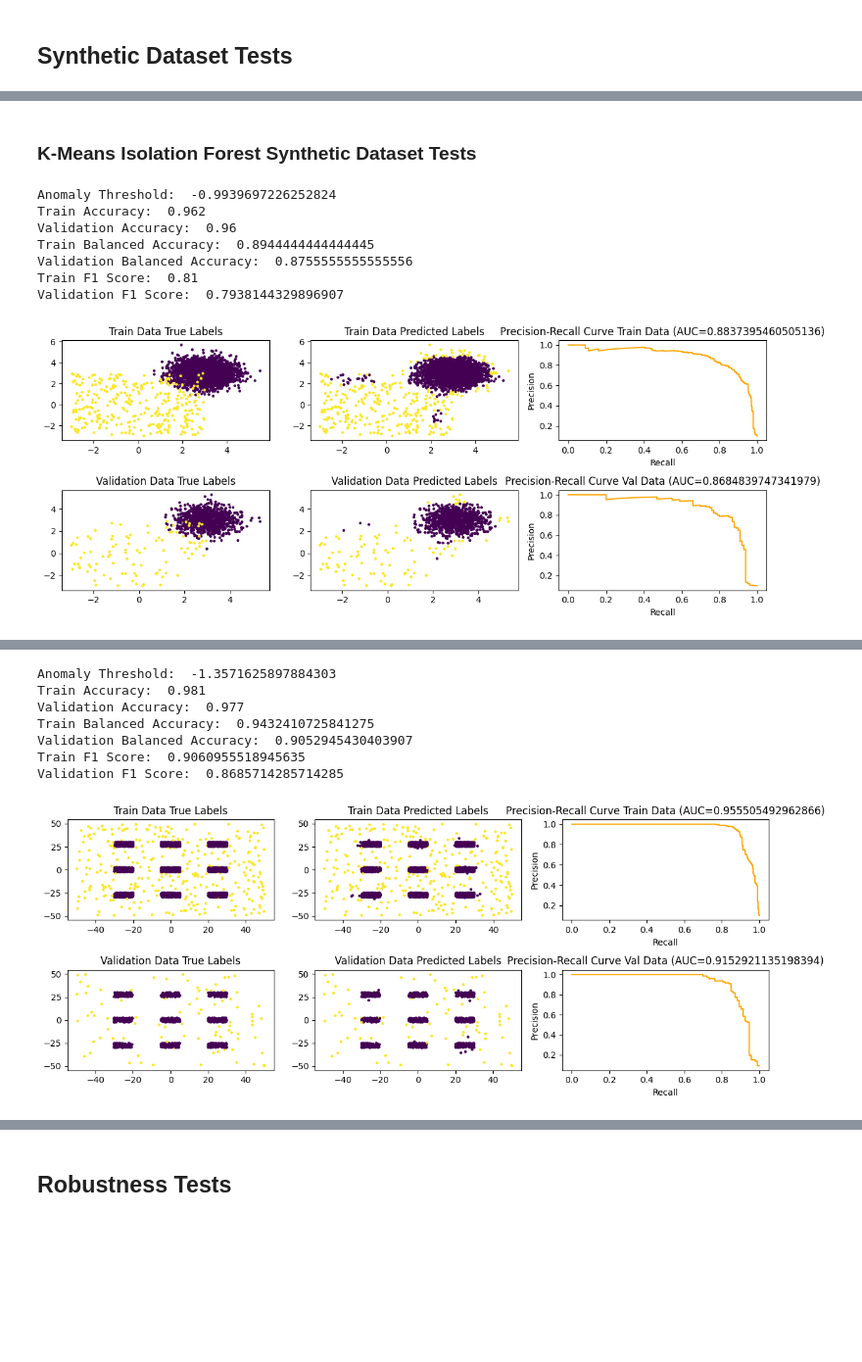
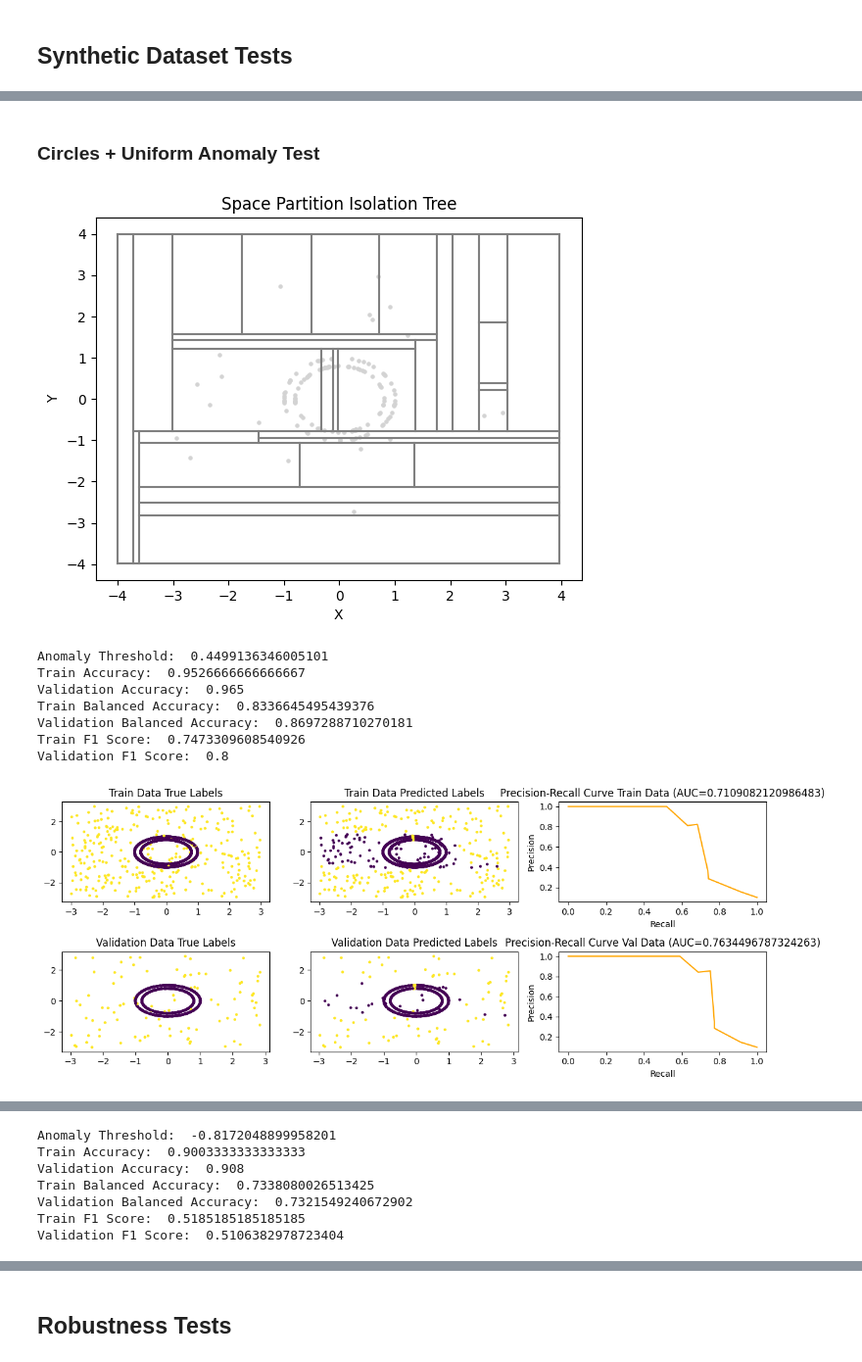
Before and after one commit to Razvan48/Project-Anomaly-Detection-AD, a Jupyter notebook: Presentation-NoteBook.ipynb, the cells around one changed output, grey strips where cells are left out. Shown at 98% size. Drawn from its saved outputs; the diff is of its cells as text; code cells hidden in the pictures; blank space fills up the shorter version.

Commit message:
added more synthetic tests

```diff
--- a/Presentation-NoteBook.ipynb
+++ b/Presentation-NoteBook.ipynb
@@ -1009,15 +1191,17 @@ Validation F1 Score:  0.9021739130434783
 # %% [markdown]
-### K-Means Isolation Forest Synthetic Dataset Tests
+### Circles + Uniform Anomaly Test
 # %%
-synthetic_dataset_demo_0(KMeansIsolationForest(ensemble_size=100), is_ensemble=True)
-synthetic_dataset_demo_1(KMeansIsolationForest(ensemble_size=100), is_ensemble=True)
-synthetic_dataset_demo_2(KMeansIsolationForest(ensemble_size=100), is_ensemble=True)
+synthetic_dataset_demo_3(IsolationTree(), is_ensemble=False)
+synthetic_dataset_demo_3(KMeansIsolationTree(), is_ensemble=False)
+synthetic_dataset_demo_3(IsolationForest(ensemble_size=100), is_ensemble=True)
+synthetic_dataset_demo_3(KMeansIsolationForest(ensemble_size=100), is_ensemble=True)
 # %% [output]
+[figure, new version]
-Anomaly Threshold:  -0.9939697226252824
-Train Accuracy:  0.962
-Validation Accuracy:  0.96
-Train Balanced Accuracy:  0.8944444444444445
-Validation Balanced Accuracy:  0.8755555555555556
-Train F1 Score:  0.81
-Validation F1 Score:  0.7938144329896907
+Anomaly Threshold:  0.4499136346005101
+Train Accuracy:  0.9526666666666667
+Validation Accuracy:  0.965
+Train Balanced Accuracy:  0.8336645495439376
+Validation Balanced Accuracy:  0.8697288710270181
+Train F1 Score:  0.7473309608540926
+Validation F1 Score:  0.8
-[figure, old version]
+[figure, new version]
@@ -1024,8 +1209,7 @@ Validation F1 Score:  0.7938144329896907
-Anomaly Threshold:  -1.3571625897884303
-Train Accuracy:  0.981
-Validation Accuracy:  0.977
-Train Balanced Accuracy:  0.9432410725841275
-Validation Balanced Accuracy:  0.9052945430403907
-Train F1 Score:  0.9060955518945635
-Validation F1 Score:  0.8685714285714285
+Anomaly Threshold:  -0.8172048899958201
+Train Accuracy:  0.9003333333333333
+Validation Accuracy:  0.908
+Train Balanced Accuracy:  0.7338080026513425
+Validation Balanced Accuracy:  0.7321549240672902
+Train F1 Score:  0.5185185185185185
+Validation F1 Score:  0.5106382978723404
-[figure, old version]
```
Also changed, not shown: parts of 12 cells of this notebook.
